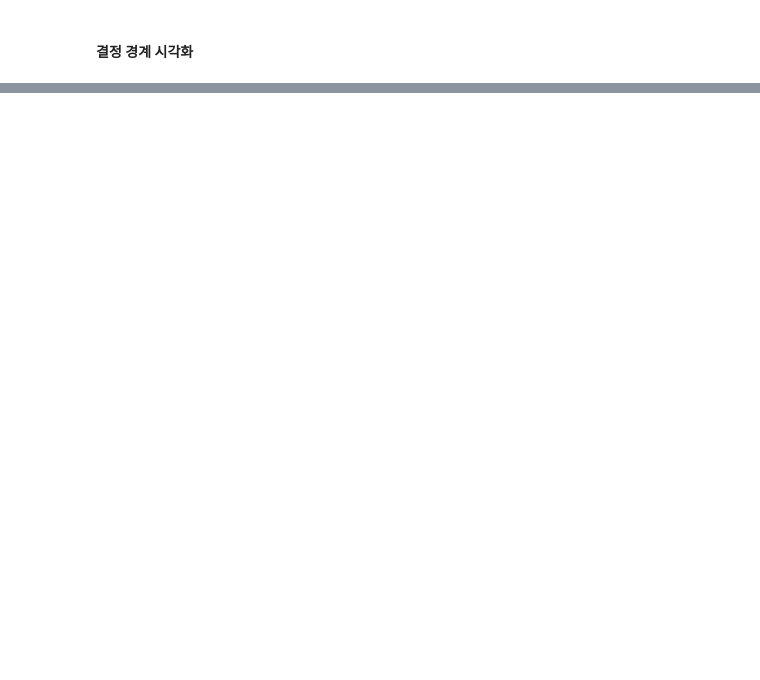
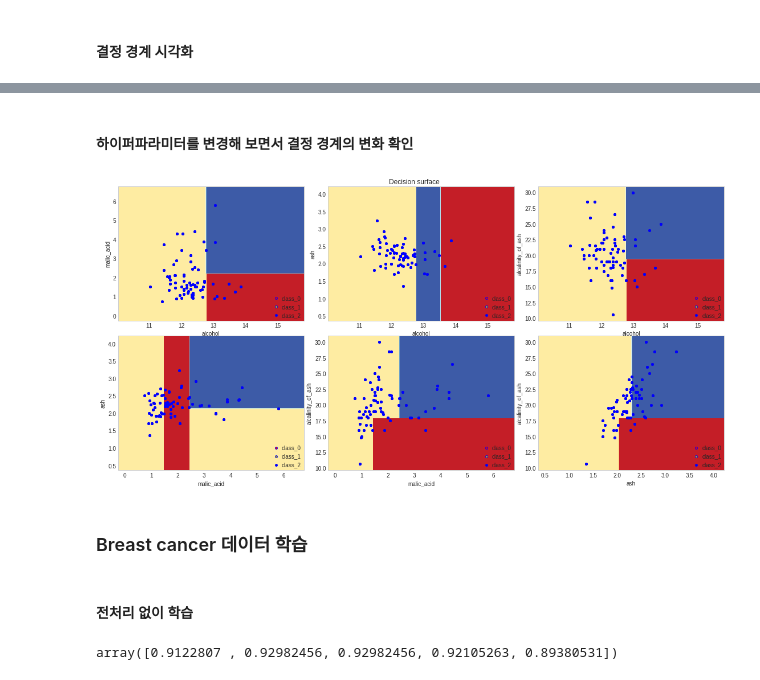
Before and after one commit to KimYongHwi/machine-learning-study, a Jupyter notebook: decision_tree/DecisionTree.ipynb, the cells around one changed output, grey strips where cells are left out. Drawn from its saved outputs; the diff is of its cells as text; code cells hidden in the pictures; blank space fills up the shorter version.

```diff
--- a/decision_tree/DecisionTree.ipynb
+++ b/decision_tree/DecisionTree.ipynb
@@ -347,0 +518,50 @@ for pairIdx, pair in enumerate([[0, 1], [0, 2], [0, 3],
+# %% [markdown]
+#### 하이퍼파라미터를 변경해 보면서 결정 경계의 변화 확인
+# %%
+plt.figure(figsize=(16, 8))
+
+for pairIdx, pair in enumerate([[0, 1], [0, 2], [0, 3],
+                                [1, 2], [1, 3], [2, 3]]):
+    X = wine.data[:, pair]
+    y = wine.target
+
+    model = DecisionTreeClassifier(max_depth=2)
+    model.fit(X, y)
+
+    plt.subplot(2, 3, pairIdx + 1)
+
+    x_min, x_max = X[:, 0].min() - 1, X[:, 0].max() + 1
+    y_min, y_max = X[:, 1].min() - 1, X[:, 1].max() + 1
+
+    xx, yy = np.meshgrid(np.arange(x_min, x_max, plot_step),
+                         np.arange(y_min, y_max, plot_step))
+
+    plt.tight_layout(h_pad = -0.5, w_pad = 0.5, pad = 2.5)
+
+    Z = model.predict(np.c_[xx.ravel(), yy.ravel()])
+    Z = Z.reshape(xx.shape)
+    cs = plt.contourf(xx, yy, Z, cmap = plt.cm.RdYlBu)
+
+    plt.xlabel(wine.feature_names[pair[0]])
+    plt.ylabel(wine.feature_names[pair[1]])
+
+    for i, color in zip(range(n_classes), plot_colors):
+        idx = np.where(y==1)
+        plt.scatter(
+            X[idx, 0],
+            X[idx, 1],
+            c = color,
+            label = wine.target_names[i],
+            cmap = plt.cm.RdYlBu,
+            edgecolor = 'b',
+            s = 15)
+
+    plt.suptitle('Decision surface')
+    plt.legend(loc = 'lower right', borderpad = 0, handletextpad = 0)
+    plt.axis('tight')
+# %% [output]
+[figure, added]
+# %% [markdown]
+### Breast cancer 데이터 학습
+# %% [markdown]
+#### 전처리 없이 학습
@@ -347,0 +578,4 @@ for pairIdx, pair in enumerate([[0, 1], [0, 2], [0, 3],
+# %%
+cross_val
+# %% [output]
+array([0.9122807 , 0.92982456, 0.92982456, 0.92105263, 0.89380531])
```
Also changed, not shown: parts of 69 cells of this notebook.
